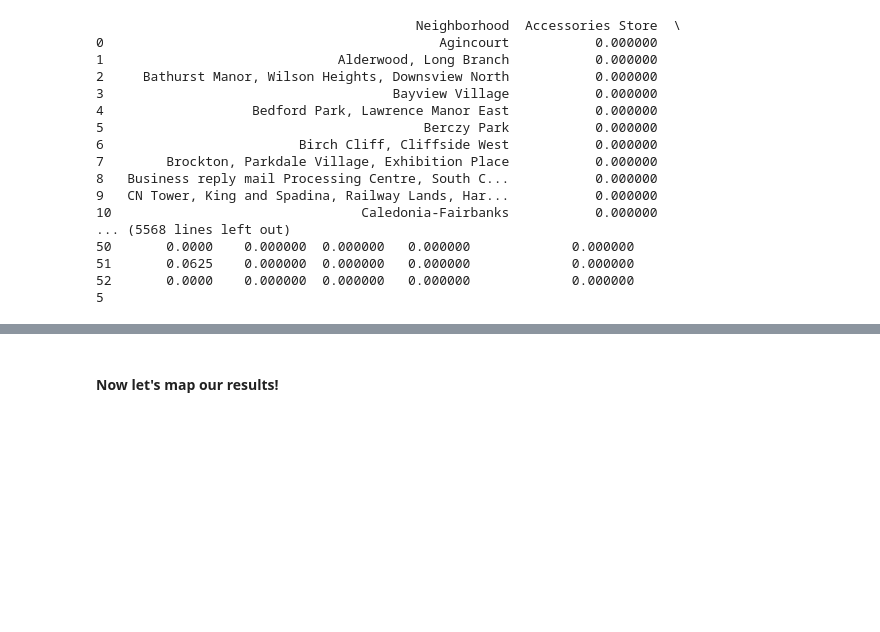
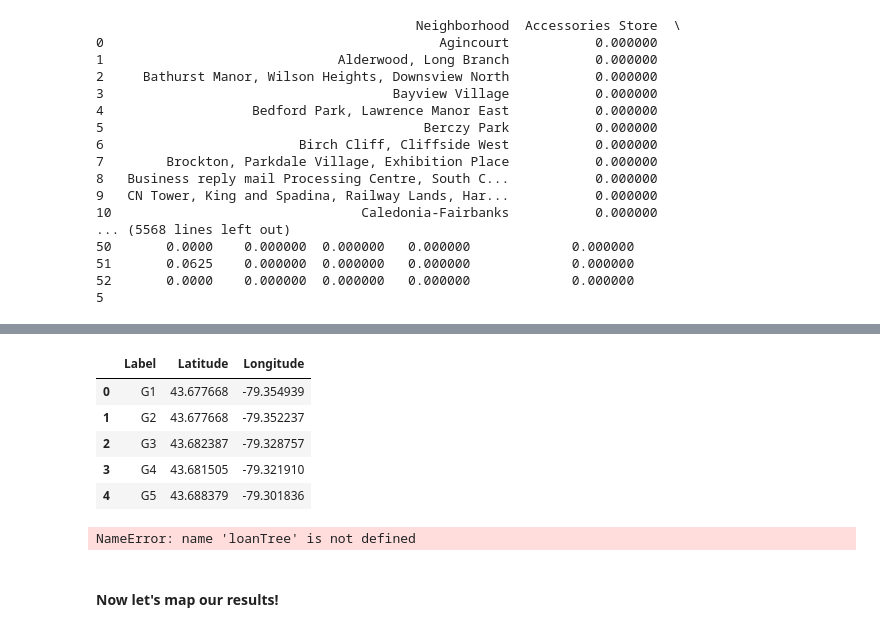
Before and after one commit to mding-gyb/Coursera_Capstone, a Jupyter notebook: Data Science Capstone.ipynb, the cells around one changed output, grey strips where cells are left out. Drawn from its saved outputs; the diff is of its cells as text; code cells hidden in the pictures; blank space fills up the shorter version.

```diff
--- a/Data Science Capstone.ipynb
+++ b/Data Science Capstone.ipynb
@@ -354,0 +372,6 @@ toronto_merged # merged our classifications with prior table
+# %%
+! pip install xlrd
+import pandas as pd
+test_data = pd.read_excel("TestCoords.xlsx")
+test_data.head()
+# %% [output]
@@ -354,0 +379,6 @@ toronto_merged # merged our classifications with prior table
+|  | Label | Latitude | Longitude |
+| 0 | G1 | 43.677668 | -79.354939 |
+| 1 | G2 | 43.677668 | -79.352237 |
+| 2 | G3 | 43.682387 | -79.328757 |
+| 3 | G4 | 43.681505 | -79.321910 |
+| 4 | G5 | 43.688379 | -79.301836 |
@@ -355,3 +390,7 @@ toronto_merged # merged our classifications with prior table
+# %%
+prediction = loanTree.predict(x_test)
+# %% [output]
+NameError: name 'loanTree' is not defined
 # %% [markdown]
 #### Now let's map our results!
 # %%
```
Also changed, not shown: parts of 21 cells of this notebook, 3 other files.
